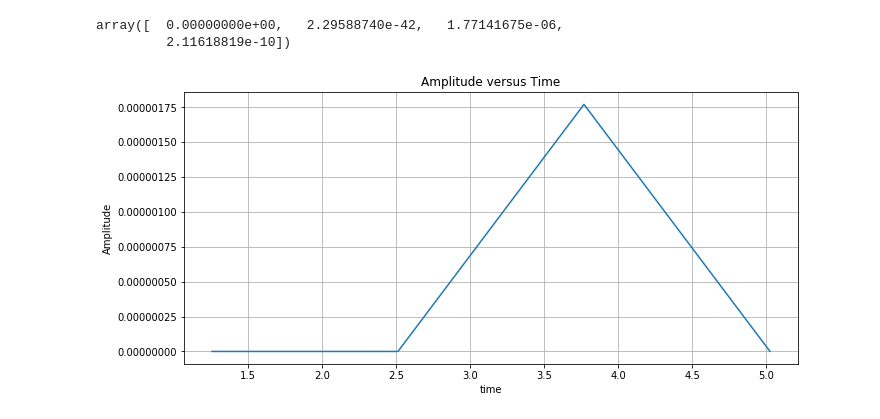
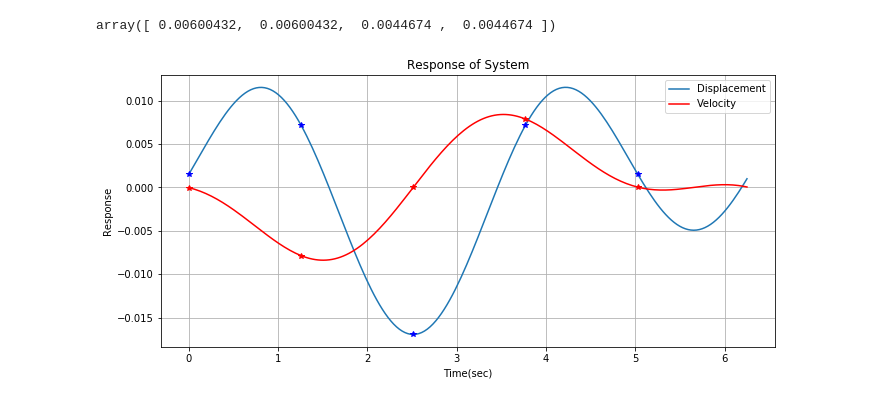
Before and after one commit to w320alm/Non_Linear_System_with_Mousai, a Jupyter notebook: NLS_In_Mousai.ipynb, the cells around one changed output. Cells and saved outputs as stored; diff of their text form; code cells hidden in the pictures.

Commit message:
Plotting Re-Done

```diff
--- a/NLS_In_Mousai.ipynb
+++ b/NLS_In_Mousai.ipynb
@@ -28,7 +28,7 @@ def nls_ms(x,params):
 #x2dd+(1+alpha1)x2+nu1(1+alpha3)x2^3+k(x2-x1)+nu2(x2-x1)^3=0
 # %%
 #Initial Conditions-> x1(0)=X1, x1d(0)=0, x2(0)=X2, x2d(0)=0
-a = np.array([[1],[0],[.1],[0]])
+a = np.array([[1],[0],[1],[0]])
 #Running Mousai
 t,x,e,amps,phases = ms.hb_time(nls_ms,x0=a, num_harmonics=2, num_variables=4, eqform='first_order', params={'nu1':1,'nu2':0.05,'k':0.05,'alpha1':1,'alpha3':1})
 #ms.hb_time(vib_thry=function to be called, x0=initial conditions array,num_harmonics>=2,
@@ -37,13 +37,16 @@ t,x,e,amps,phases = ms.hb_time(nls_ms,x0=a, num_harmonics=2, num_variables=4, eq
             #for all of the constant variables)
 amps
 # %% [output]
-array([  0.00000000e+00,   2.29588740e-42,   1.77141675e-06,
-         2.11618819e-10])
+array([ 0.00600432,  0.00600432,  0.0044674 ,  0.0044674 ])
-# %%
-plt.plot(t[1:5],amps)
-plt.title('Amplitude versus Time')
-plt.ylabel('Amplitude')
-plt.xlabel('time')
-plt.grid()
-# %% [output]
-[figure, removed]
+# %%
+time, xc = ms.time_history(t,x)
+disp_plot,_=plt.plot(time,xc.T[:,0],t,x.T[:,0],'*b', label='Displacement')
+vel_plot,_=plt.plot(time, xc.T[:,1],'r', t, x.T[:,1], '*r', label='Velocity')
+plt.legend(handles=[disp_plot,vel_plot])
+plt.xlabel('Time(sec)')
+plt.ylabel('Response')
+plt.title('Response of System')
+plt.legend
+plt.grid(True)
+# %% [output]
+[figure, added]
```
